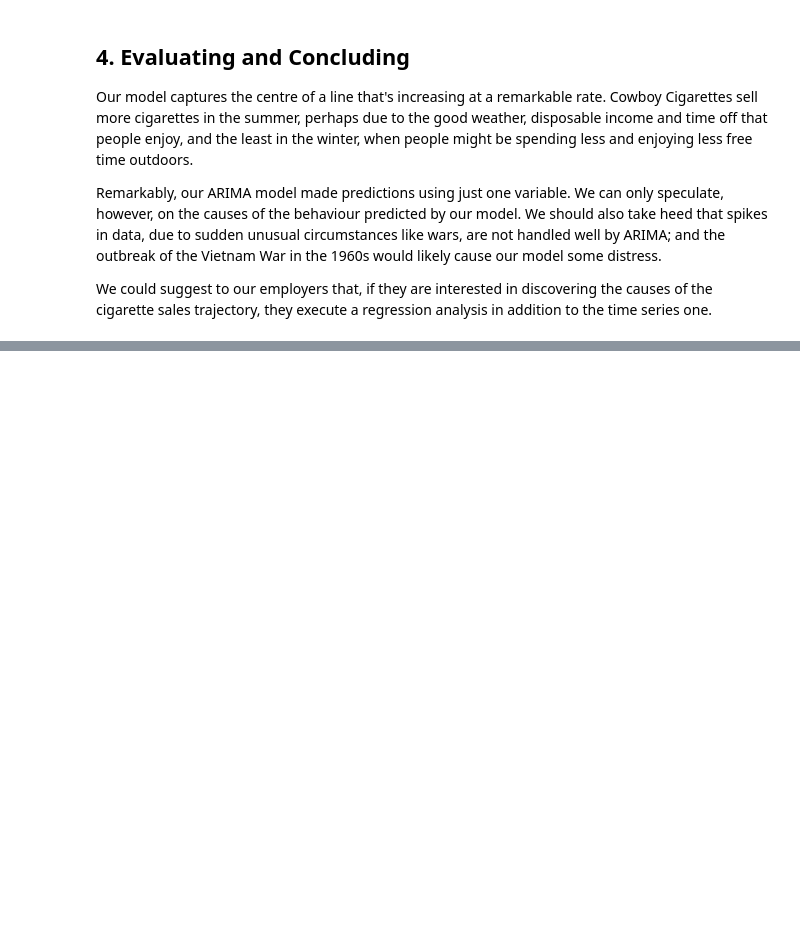
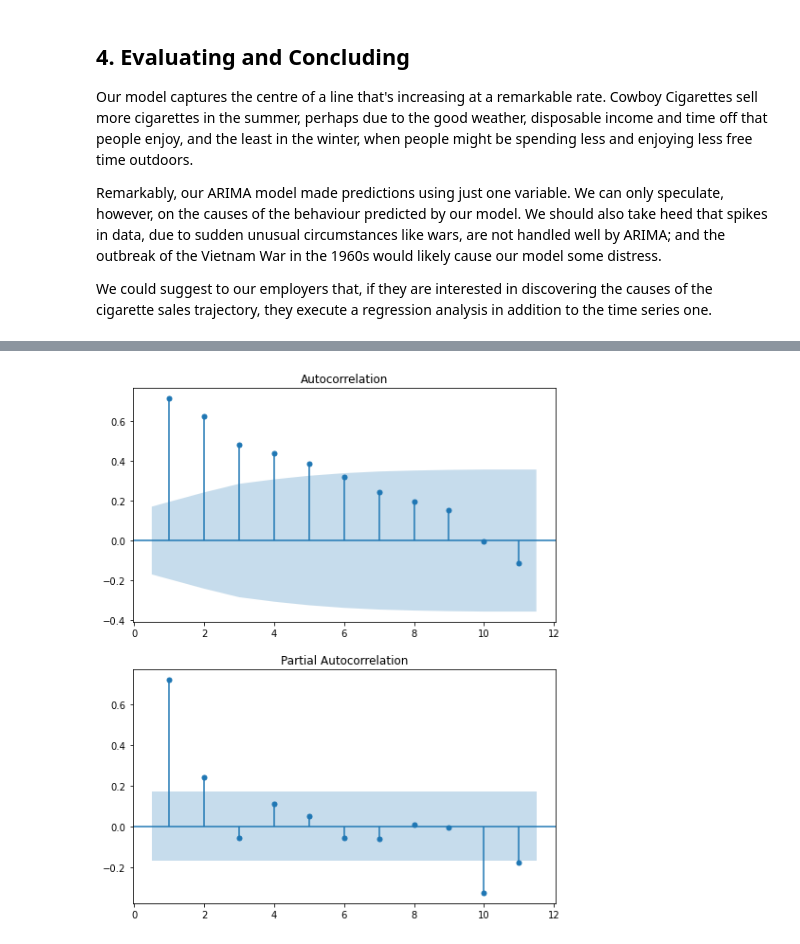
Before and after one commit to mendyhsu/Springboard, a Jupyter notebook: Unit21_1_Cowboys_Cigrettes_Case_Study/Cowboy Cigarettes Case Study - Tier 3.ipynb, the cells around one changed output, grey strips where cells are left out. Drawn from its saved outputs; the diff is of its cells as text; code cells hidden in the pictures; blank space fills up the shorter version.

```diff
--- a/Unit21_1_Cowboys_Cigrettes_Case_Study/Cowboy Cigarettes Case Study - Tier 3.ipynb
+++ b/Unit21_1_Cowboys_Cigrettes_Case_Study/Cowboy Cigarettes Case Study - Tier 3.ipynb
@@ -525,0 +656,11 @@ We could suggest to our employers that, if they are interested in discovering th
+# %%
+# Find non-seasonal (p, d, q)
+fig, (ax1, ax2) = plt.subplots(2, 1, figsize=(8,10))
+plot_acf(input_data, lags=11, zero=False, ax=ax1)
+plot_pacf(input_data, lags=11, zero=False, ax=ax2)
+plt.show()
+
+# AR: p = 2,
+# d=0, q=0
+# %% [output]
+[figure, added]
```
Also changed, not shown: parts of 23 cells of this notebook, 1 other file.
